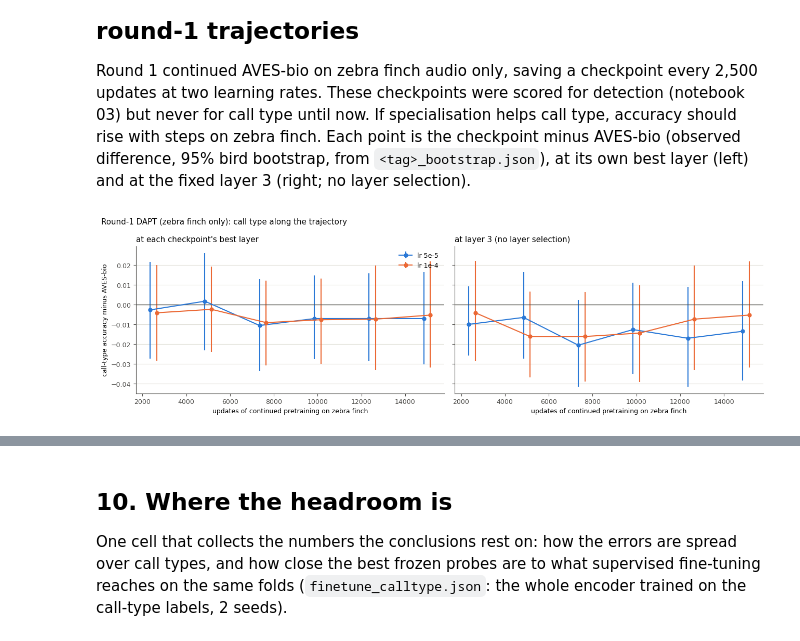
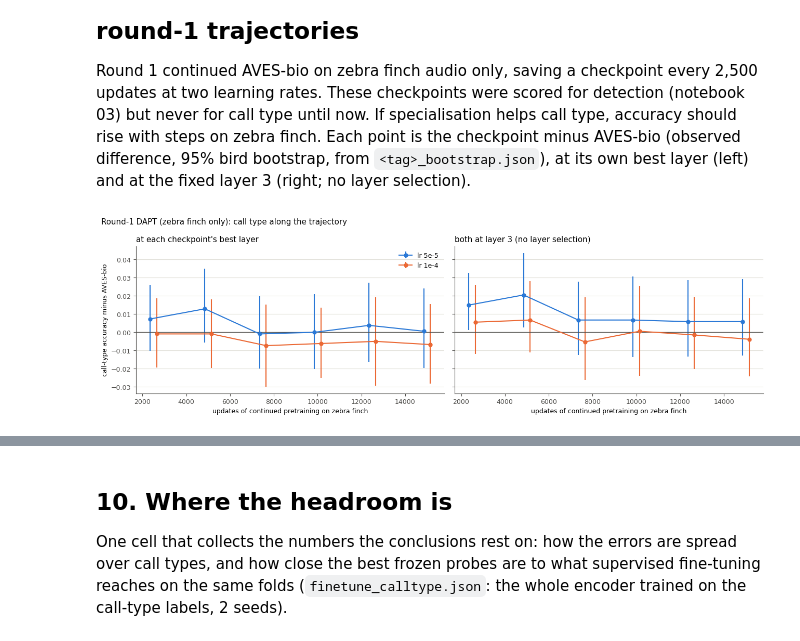
Before and after one commit to ttt5600/NeruoBatLab, a Jupyter notebook: notebooks/08_calltype_errors.ipynb, the cells around one changed output, grey strips where cells are left out. Cells and saved outputs as stored; diff of their text form; code cells hidden in the pictures.

```diff
--- a/notebooks/08_calltype_errors.ipynb
+++ b/notebooks/08_calltype_errors.ipynb
@@ -606,36 +581,26 @@ Each point is the checkpoint minus AVES-bio (observed difference, 95% bird boots
 `<tag>_bootstrap.json`), at its own best layer (left) and at the fixed layer 3 (right; no layer
 selection).
 # %%
-traj = {}
-for lr in ("5e5", "1e4"):
-    for step in (2500, 5000, 7500, 10000, 12500, 15000):
-        t = f"dapt{lr}_step{step}"
-        p = ANA / f"{t}_bootstrap.json"
-        if p.exists():
-            v = json.loads(p.read_text())["vs"]
-            traj.setdefault(lr, []).append((step, v[t]["aves-base-bio"], v[f"{t}@L3"]["aves-base-bio"]))
-if not traj:
-    print("no round-1 checkpoint has been scored on call type yet")
-else:
-    fig, axes = plt.subplots(1, 2, figsize=(13, 4), sharey=True)
-    col = {"5e5": "#2a78d6", "1e4": "#eb6834"}
-    for k, ax in enumerate(axes):
-        for lr, pts in traj.items():
-            st = np.array([p[0] for p in pts]) + (-150 if lr == "5e5" else 150)
-            d = [p[1 + k] for p in pts]
-            ax.errorbar(st, [x["delta"] for x in d],
-                        yerr=[[x["delta"] - x["lo"] for x in d], [x["hi"] - x["delta"] for x in d]],
-                        fmt="o-", color=col[lr], lw=1.5, ms=5, capsize=0, label=f"lr {lr.replace('e', 'e-')}")
-        ax.axhline(0, color=MUTED, lw=1)
-        ax.set_xlabel("updates of continued pretraining on zebra finch")
-        ax.set_title(["at each checkpoint's best layer", "at layer 3 (no layer selection)"][k], loc="left")
-        ax.yaxis.grid(True, color=GRID); ax.set_axisbelow(True)
-    axes[0].set_ylabel("call-type accuracy minus AVES-bio"); axes[0].legend(frameon=False)
-    fig.suptitle("Round-1 DAPT (zebra finch only): call type along the trajectory", x=0.01, ha="left", color=INK)
-    plt.tight_layout(); plt.show()
-    rows = [dict(lr=lr, step=p[0], best_layer_diff=p[1]["delta"], lo=p[1]["lo"], hi=p[1]["hi"],
-                 L3_diff=p[2]["delta"], L3_lo=p[2]["lo"], L3_hi=p[2]["hi"]) for lr, pts in traj.items() for p in pts]
-    display(pd.DataFrame(rows).style.format({c: "{:+.4f}" for c in
-            ["best_layer_diff", "lo", "hi", "L3_diff", "L3_lo", "L3_hi"]}).hide(axis="index"))
+R1 = DB["round1"]
+fig, axes = plt.subplots(1, 2, figsize=(13, 4), sharey=True)
+col = {"5e5": "#2a78d6", "1e4": "#eb6834"}
+rows = []
+for k, (key, title) in enumerate((("best", "at each checkpoint's best layer"), ("L3", "both at layer 3 (no layer selection)"))):
+    ax = axes[k]
+    for lr in ("5e5", "1e4"):
+        steps = [2500, 5000, 7500, 10000, 12500, 15000]
+        d = [R1[key][f"dapt{lr}_step{s_}"] for s_ in steps]
+        st = np.array(steps) + (-150 if lr == "5e5" else 150)
+        ax.errorbar(st, [x["diff"] for x in d], yerr=[[x["diff"] - x["lo"] for x in d], [x["hi"] - x["diff"] for x in d]],
+                    fmt="o-", color=col[lr], lw=1.5, ms=5, capsize=0, label=f"lr {lr.replace('e', 'e-')}")
+        for s_, x in zip(steps, d):
+            rows.append(dict(reading=key, lr=lr, step=s_, diff=x["diff"], lo=x["lo"], hi=x["hi"], resolved=x["resolved"]))
+    ax.axhline(0, color=MUTED, lw=1)
+    ax.set_xlabel("updates of continued pretraining on zebra finch"); ax.set_title(title, loc="left")
+    ax.yaxis.grid(True, color=GRID); ax.set_axisbelow(True)
+axes[0].set_ylabel("call-type accuracy minus AVES-bio"); axes[0].legend(frameon=False)
+fig.suptitle("Round-1 DAPT (zebra finch only): call type along the trajectory", x=0.01, ha="left", color=INK)
+plt.tight_layout(); plt.show()
+display(pd.DataFrame(rows).style.format({"diff": "{:+.4f}", "lo": "{:+.4f}", "hi": "{:+.4f}"}).hide(axis="index"))
 # %% [output]
-[figure, old version]
+[figure, new version]
```
Also changed, not shown: parts of 19 cells of this notebook, 1 other file.
